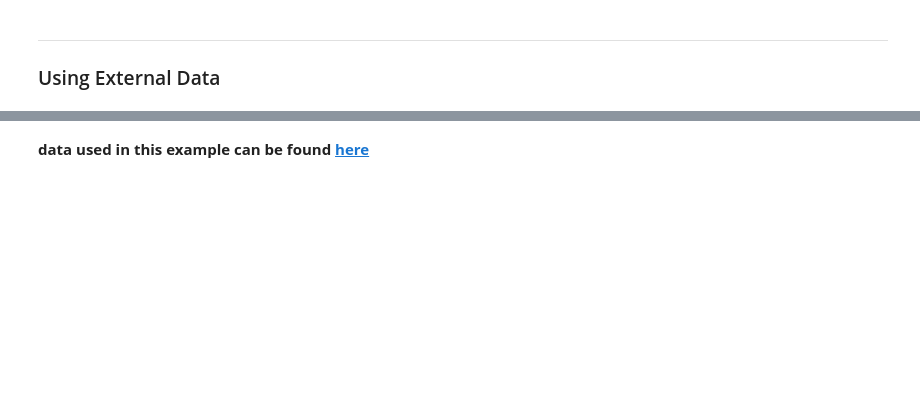
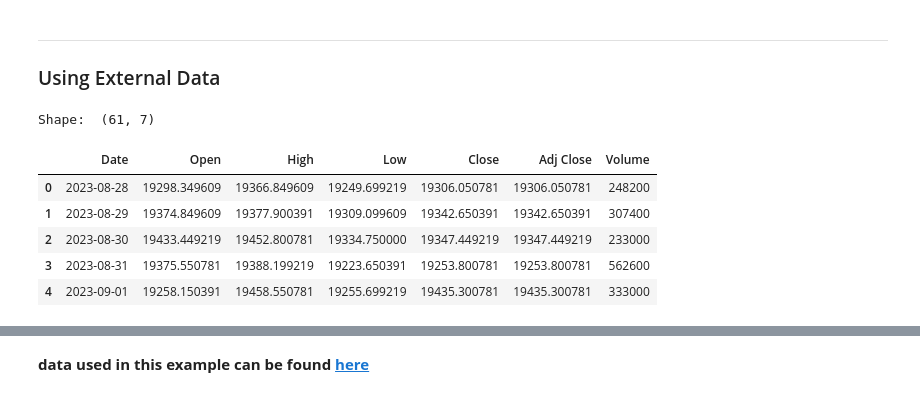
Before and after one commit to ravi-prakash1907/Predictive-Analytics, a Jupyter notebook: Python Basics/matplotlib.ipynb, the cells around one changed output, grey strips where cells are left out. Cells and saved outputs as stored; diff of their text form; code cells hidden in the pictures; blank space fills up the shorter version.

Commit message:
with new data

```diff
--- a/Python Basics/matplotlib.ipynb
+++ b/Python Basics/matplotlib.ipynb
@@ -251,3 +284,18 @@ plt.show()
 ---
 
 ### Using External Data
+# %%
+csvUrl = "https://raw.githubusercontent.com/ravi-prakash1907/Predictive-Analytics/tuts/data/NSEI.csv"
+
+## viewing the pulled data
+df = pd.read_csv(csvUrl)
+print("Shape: ",df.shape)
+df.head()
+# %% [output]
+Shape:  (61, 7)
+|  | Date | Open | High | Low | Close | Adj Close | Volume |
+| 0 | 2023-08-28 | 19298.349609 | 19366.849609 | 19249.699219 | 19306.050781 | 19306.050781 | 248200 |
+| 1 | 2023-08-29 | 19374.849609 | 19377.900391 | 19309.099609 | 19342.650391 | 19342.650391 | 307400 |
+| 2 | 2023-08-30 | 19433.449219 | 19452.800781 | 19334.750000 | 19347.449219 | 19347.449219 | 233000 |
+| 3 | 2023-08-31 | 19375.550781 | 19388.199219 | 19223.650391 | 19253.800781 | 19253.800781 | 562600 |
+| 4 | 2023-09-01 | 19258.150391 | 19458.550781 | 19255.699219 | 19435.300781 | 19435.300781 | 333000 |
```
Also changed, not shown: parts of 19 cells of this notebook.
